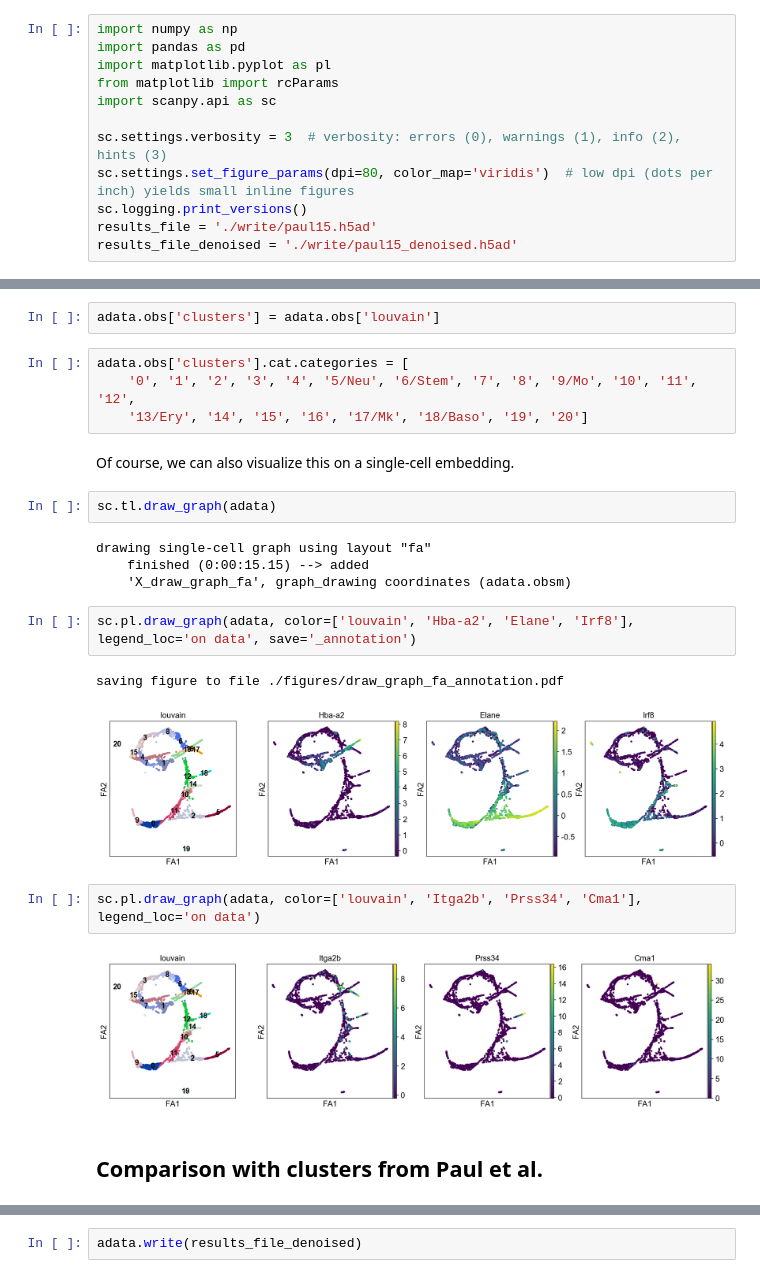
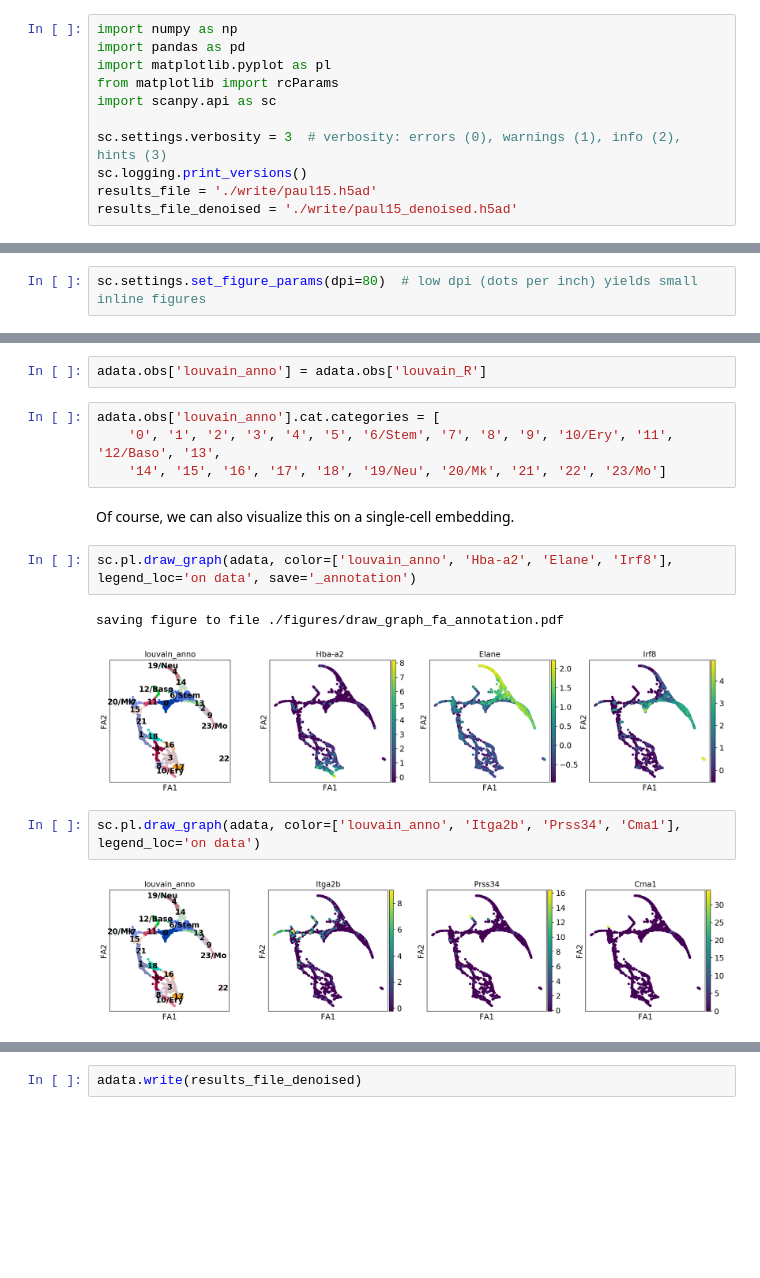
Before and after one commit to theislab/paga, a Jupyter notebook: blood/paul15/paul15.ipynb, the cells around one changed output, grey strips where cells are left out. Cells and saved outputs as stored; diff of their text form; blank space fills up the shorter version.

```diff
--- a/blood/paul15/paul15.ipynb
+++ b/blood/paul15/paul15.ipynb
@@ -12,7 +12,6 @@ from matplotlib import rcParams
 import scanpy.api as sc
 
 sc.settings.verbosity = 3  # verbosity: errors (0), warnings (1), info (2), hints (3)
-sc.settings.set_figure_params(dpi=80, color_map='viridis')  # low dpi (dots per inch) yields small inline figures
 sc.logging.print_versions()
 results_file = './write/paul15.h5ad'
 results_file_denoised = './write/paul15_denoised.h5ad'
@@ -21,2 +20,4 @@ scanpy==1.2.0 anndata==0.6.4+6.gd9727ca numpy==1.13.1 scipy==1.0.0 pandas==0.22.
+# %%
+sc.settings.set_figure_params(dpi=80)  # low dpi (dots per inch) yields small inline figures
 # %% [markdown]
 Note: The following function is also available as `sc.datasets.paul15()`.
@@ -189,27 +179,19 @@ sc.pl.paga(adata, color=['louvain', 'Itga2b', 'Prss34', 'Cma1'])
 # %% [markdown]
 Actually label the clusters --- note that Cma1 is a Mast cell marker and only appears in a small fraction of the cells in the progenitor/stem cell cluster 6, see below.
 # %%
-adata.obs['clusters'] = adata.obs['louvain']
+adata.obs['louvain_anno'] = adata.obs['louvain_R']
 # %%
-adata.obs['clusters'].cat.categories = [
-    '0', '1', '2', '3', '4', '5/Neu', '6/Stem', '7', '8', '9/Mo', '10', '11', '12',
-    '13/Ery', '14', '15', '16', '17/Mk', '18/Baso', '19', '20']
+adata.obs['louvain_anno'].cat.categories = [
+    '0', '1', '2', '3', '4', '5', '6/Stem', '7', '8', '9', '10/Ery', '11', '12/Baso', '13',
+    '14', '15', '16', '17', '18', '19/Neu', '20/Mk', '21', '22', '23/Mo']
 # %% [markdown]
 Of course, we can also visualize this on a single-cell embedding.
-# %%
-sc.tl.draw_graph(adata)
-# %% [output]
-drawing single-cell graph using layout "fa"
-    finished (0:00:15.15) --> added
-    'X_draw_graph_fa', graph_drawing coordinates (adata.obsm)
 # %%
-sc.pl.draw_graph(adata, color=['louvain', 'Hba-a2', 'Elane', 'Irf8'], legend_loc='on data', save='_annotation')
+sc.pl.draw_graph(adata, color=['louvain_anno', 'Hba-a2', 'Elane', 'Irf8'], legend_loc='on data', save='_annotation')
 # %% [output]
 saving figure to file ./figures/draw_graph_fa_annotation.pdf
-[figure, old version]
+[figure, new version]
 # %%
-sc.pl.draw_graph(adata, color=['louvain', 'Itga2b', 'Prss34', 'Cma1'], legend_loc='on data')
+sc.pl.draw_graph(adata, color=['louvain_anno', 'Itga2b', 'Prss34', 'Cma1'], legend_loc='on data')
 # %% [output]
-[figure, old version]
+[figure, new version]
-# %% [markdown]
-## Comparison with clusters from Paul et al.
```
Also changed, not shown: parts of 36 cells of this notebook.
